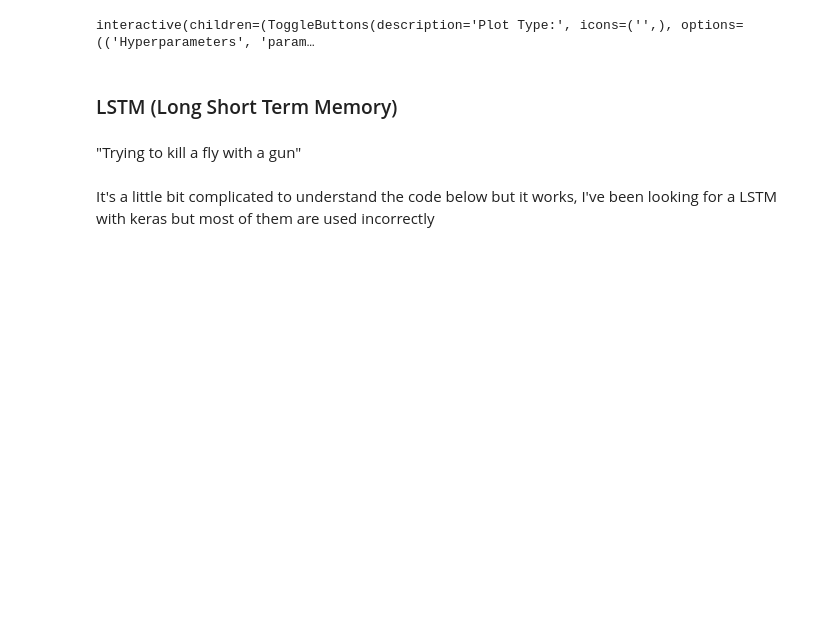
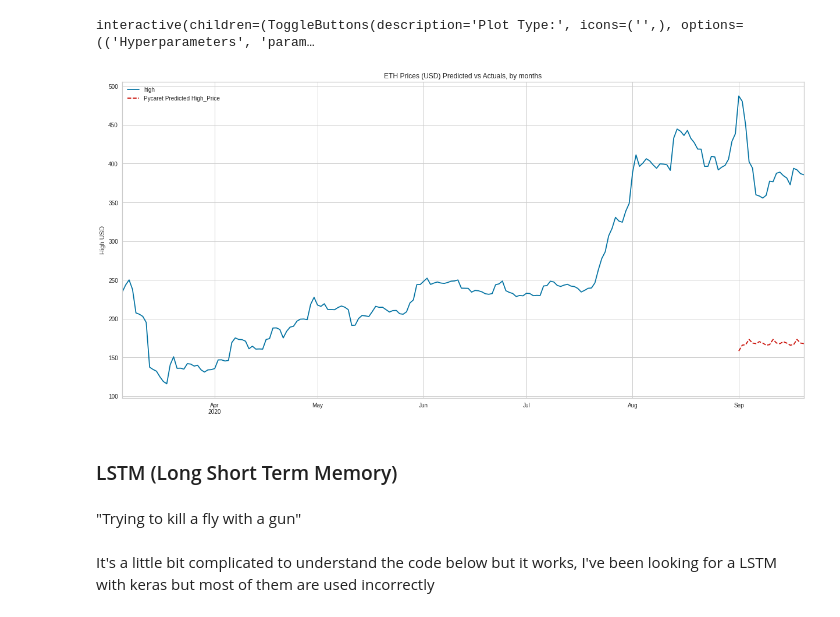
Before and after one commit to juan-ivan-NV/Btc_trading, a Jupyter notebook: Data_extraction_and_models_comparison.ipynb, the cells around one changed output. Cells and saved outputs as stored; diff of their text form; code cells hidden in the pictures; blank space fills up the shorter version.

```diff
--- a/Data_extraction_and_models_comparison.ipynb
+++ b/Data_extraction_and_models_comparison.ipynb
@@ -588,6 +574,16 @@ datat = pd.DataFrame(my_coin_forecast_cp.index).rename(columns={0: "index"})
 lr_pred_new = predict_model(blender_top3, data = datat)
 # %%
 my_coin_forecast_cp['pycaret_high'] = lr_pred_new['Label'].values
+# %%
+plt.figure(figsize=(21,10))
+my_coin_forecast_cp.high[-200:].plot()
+my_coin_forecast_cp.pycaret_high[-20:].plot(color='r', ls='--', label='Pycaret Predicted High_Price')
+plt.legend()
+plt.title('ETH Prices (USD) Predicted vs Actuals, by months')
+plt.ylabel('High USD')
+plt.show()
+# %% [output]
+[figure, added]
 # %% [markdown]
 ### LSTM (Long Short Term Memory)
 # %% [markdown]
```
Also changed, not shown: parts of 14 cells of this notebook.
